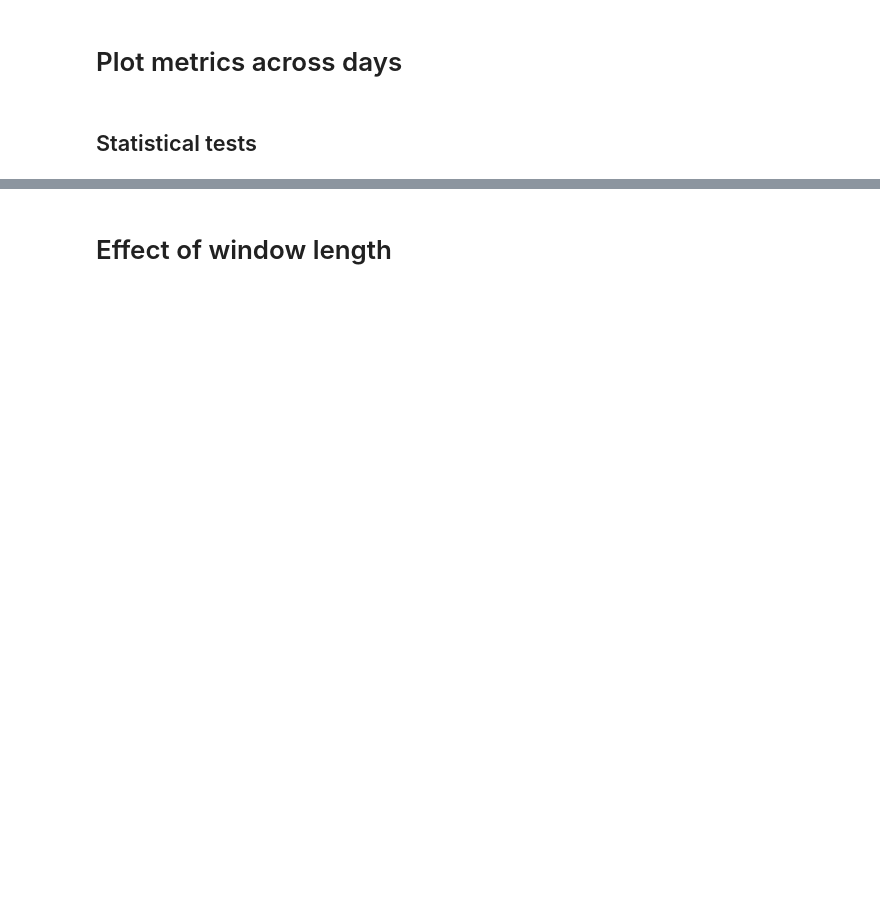
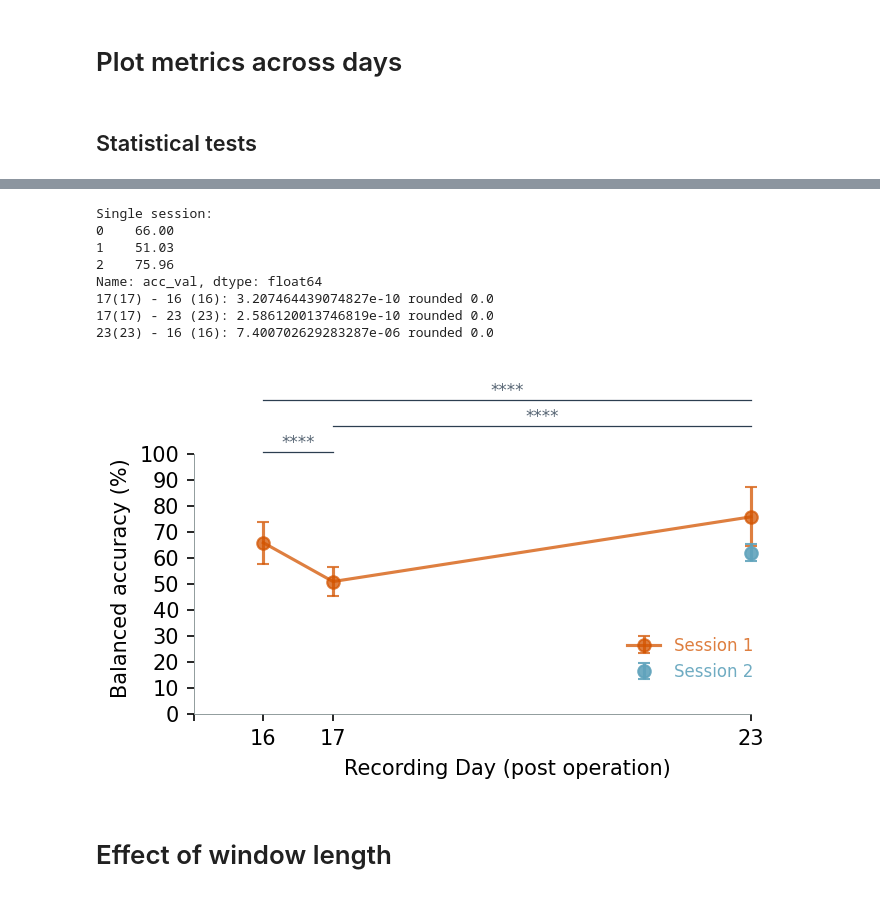
Before and after one commit to FarahBaracat/gest_classification_eng, a Jupyter notebook: notebooks/2.compile_results.ipynb, the cells around one changed output, grey strips where cells are left out. Drawn from its saved outputs; the diff is of its cells as text; code cells hidden in the pictures; blank space fills up the shorter version.

```diff
--- a/notebooks/2.compile_results.ipynb
+++ b/notebooks/2.compile_results.ipynb
@@ -47,6 +50,8 @@ SEED_COL = 'seed'
 KERNEL_COL = 'kernel'
 FING_COL = 'fing'
 FOLD_COL = 'fold'
+# %%
+save_figs= True
 # %%
 def parse_params_from_filename(filename):
     params = {}
@@ -253,23 +267,17 @@ sd_metrics = compiled_df.groupby([DAY_COL, SESSION_COL, BIN_WIDTH_COL, K_CV_COL,
                                  TEMPORAL_COL, N_CHS_COL, FEAT_COL, KERNEL_COL], as_index=False).std()
 
 # plot mean and sd per day
-fig, ax = plt.subplots(figsize=(4, 3))
+fig, ax = plt.subplots(figsize=(5, 3))
 
-# fig = plt.figure(figsize=(4, 5))
-# ax = fig.add_subplot(211)
-
-# ax_count = fig.add_subplot(212)
 p_val_order =  ["16-17", "17-23", "16-23"]
 sort_p_by = 'day_i'
 
-pval_y = 87
+pval_y = 101
 yshift = 10
+scatter_alpha = 0.75
+capsize = 3
+marker_size = 3
 
-# plot the number of channels on the twin axis
-# ax_count.bar(mean_metrics[DAY_COL], mean_metrics[N_CHS_COL],
-#               color=COLOR_DICT['midnight_blue'], label='Number of channels', alpha=0.7)
-# ax_count.set_ylabel('Number of channels', labelpad=YLAB_PAD)
-# ax_count.set_ylim([0, 56])
 
 for metric in ['acc_val']:
     mean_metrics[metric] = mean_metrics[metric].round(4) *100
@@ -282,21 +290,17 @@ for metric in ['acc_val']:
     double_sess_sd = sd_metrics[sd_metrics[SESSION_COL] == '02']
 
     print(f"Single session:\n{single_sess_mu[metric]}")
-    ax.errorbar(single_sess_mu[DAY_COL], single_sess_mu[metric], single_sess_sd[metric],alpha=0.7,
-                capsize=4, color=COLOR_DICT['belize'], fmt='-o', label='Session 1')
+    ax.errorbar(single_sess_mu[DAY_COL], single_sess_mu[metric], single_sess_sd[metric],alpha=scatter_alpha,
+                color=COLOR_DICT['pumpkin'], fmt='-o', label='Session 1',
+                capsize=capsize)
 
 
-    ax.errorbar(double_sess_mu[DAY_COL], double_sess_mu[metric], double_sess_sd[metric],alpha=0.9,
-                capsize=4, color=COLOR_DICT['pumpkin'], fmt='o', label='Session 2')
+    ax.errorbar(double_sess_mu[DAY_COL], double_sess_mu[metric], double_sess_sd[metric], alpha=0.9,
+                capsize=capsize, color=COLOR_DICT['dupain'], fmt='o', label='Session 2')
 
     # get the avergage metric per seed (average across folds)
     seed_mean_metric = compiled_df.groupby([DAY_COL, SESSION_COL, SEED_COL], as_index=False)[metric].mean()
     seed_mean_metric[metric] = seed_mean_metric[metric] * 100
-
-    # ax.scatter(seed_mean_metric[seed_mean_metric[SESSION_COL]=='01'][DAY_COL],
-    #             seed_mean_metric[seed_mean_metric[SESSION_COL]=='01'][metric], color=COLOR_DICT['midnight_blue'],
-    #             s=3,
-    #             alpha=1)
 
     # Add statistical annotation
     day_order = [16,17,23]
@@ -311,41 +315,51 @@ for metric in ['acc_val']:
 
         if p_value < 0.05:
             if p_value < 1e-4:   # for p < 1e-05
                 p_text = "****"
 
             elif p_value < 1e-3: # for p < 0.001
                 p_text = "***"
 
             elif p_value < 1e-2:  # for p < 0.01
                 p_text = "**"
 
             else:
                 p_text = f"p={p_value}"
 
             h, col =  0, COLOR_DICT['midnight_blue']
             ax.plot([x1, x1, x2, x2], [pval_y, pval_y +h,  pval_y +h, pval_y], lw=0.6, c=col)
             ax.text((x1+x2)*.5, pval_y+h, f'{p_text}', ha='center', va='bottom', color=col,
                     alpha=0.8, fontdict={'fontsize':8})
             pval_y += yshift
 
-    ax.set_ylabel(f'Classification Accuracy (%)', labelpad=YLAB_PAD)
+    ax.set_ylabel(ACC_LABEL, labelpad=10)
     ax.yaxis.set_label_coords(-0.1, 0.4)
 
     ax.set_xlabel('Recording Day (post operation)', labelpad=XLAB_PAD)
-    ax.set_xticks([15,16,17,23], labels = [ '',16, 17, 23])
+    ax.set_xticks([15,16,17,23], labels = ['',16, 17, 23])
 
     ax.set_ylim([0,pval_y])
     ax.set_xlim([15,24])
-    ax.set_yticks(np.arange(0, 85, 10))
+    ax.set_yticks(np.arange(0, 110, 10))
     sns.despine(ax=ax, offset=0, trim=True)
 
+fig.legend(ncol=1,frameon=False, labelcolor='linecolor', fontsize=8,
+            bbox_to_anchor=(0.9, 0.4))
+fig.tight_layout()
 
-
-fig.tight_layout()
-fig.legend(loc='lower right', ncol=1, frameon=False, labelcolor='linecolor', fontsize=8,
-              bbox_to_anchor=(1.15, 0.38))
 # save figure
-fig.savefig( f'figures/svm_acc_day_session_across_seeds.png', bbox_inches='tight')
+if save_figs:
+    fig.savefig(f'figures/svm_acc_day_session_across_seeds.png', bbox_inches='tight')
+# %% [output]
+Single session:
+0    66.00
+1    51.03
+2    75.96
+Name: acc_val, dtype: float64
+17(17) - 16 (16): 3.207464439074827e-10 rounded 0.0
+17(17) - 23 (23): 2.586120013746819e-10 rounded 0.0
+23(23) - 16 (16): 7.400702629283287e-06 rounded 0.0
+[figure, added]
 # %%
 # average across seeds
 mean_metrics[[DAY_COL,SEED_COL,SESSION_COL, N_CHS_COL, 'acc_train','acc_val']]
```
Also changed, not shown: parts of 11 cells of this notebook, 7 other files.
